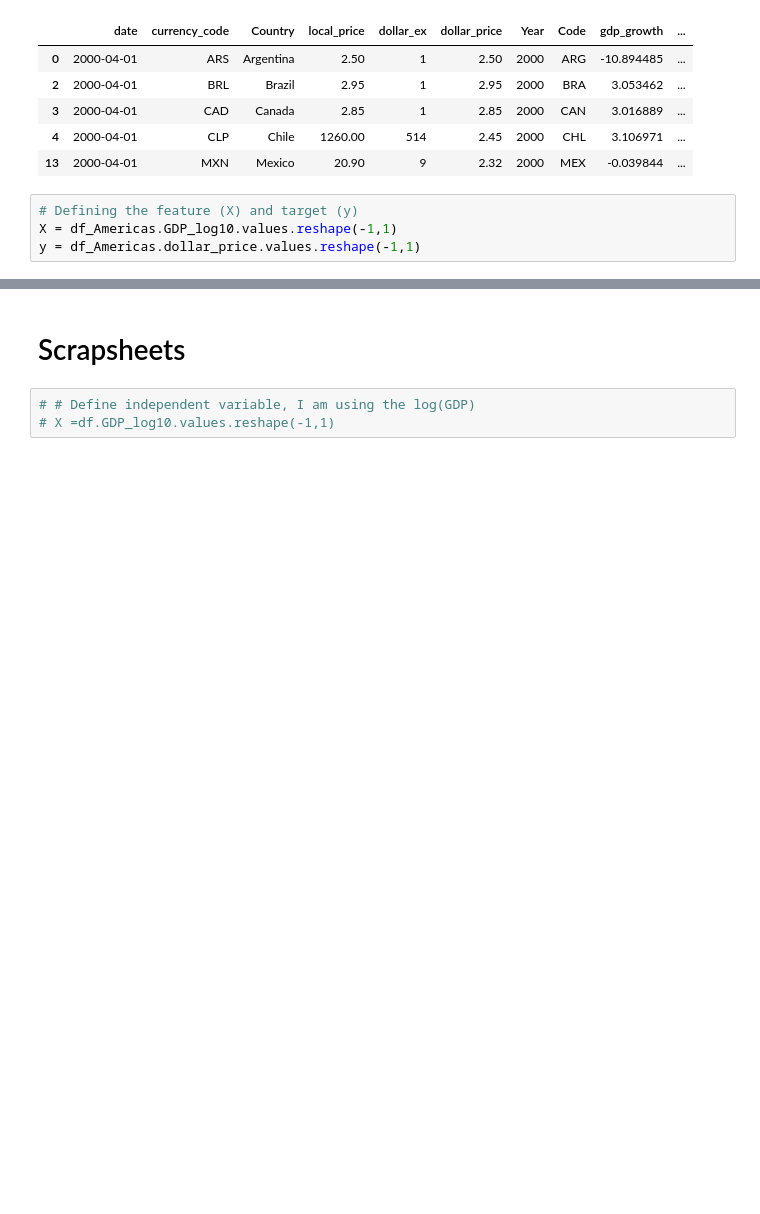
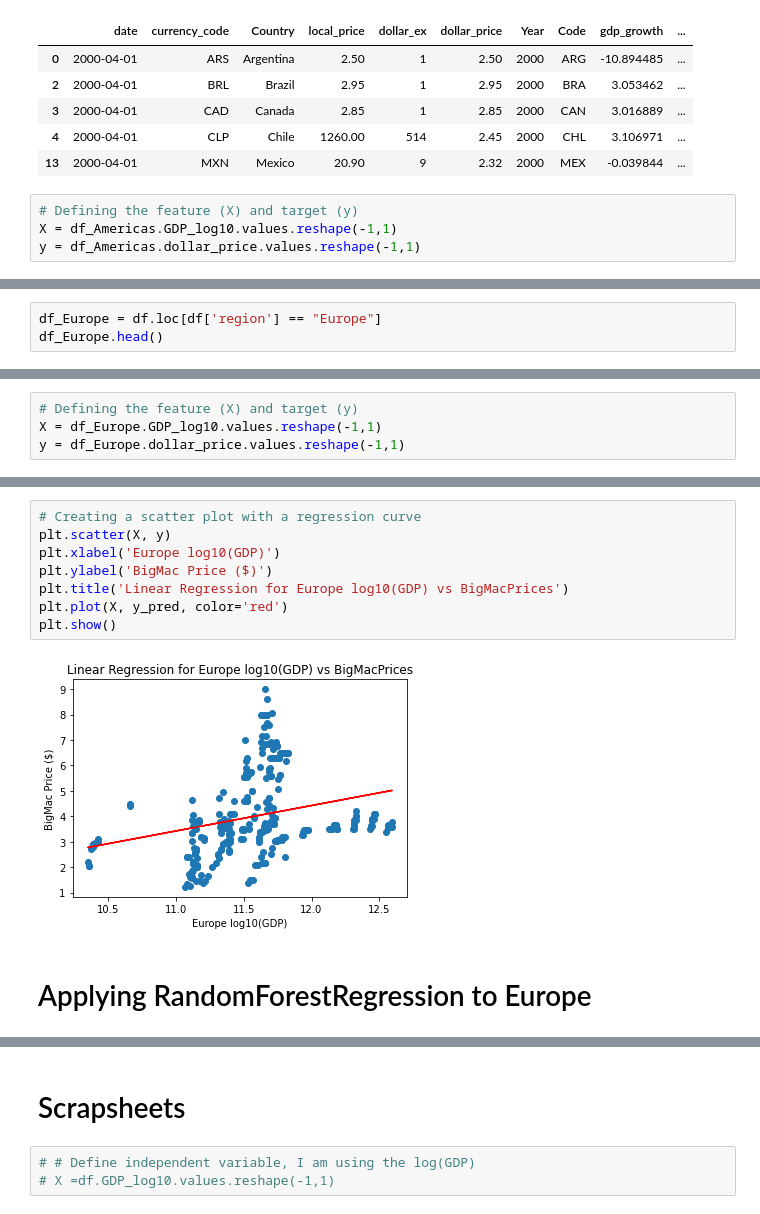
Before and after one commit to bolwerk-b/Final-Project, a Jupyter notebook: machine learning/Machine_Learning_models-final.ipynb, the cells around one changed output, grey strips where cells are left out. Saved outputs shown, nothing was run; the diff lists cells and outputs as text; blank space fills up the shorter version.

```diff
--- a/machine learning/Machine_Learning_models-final.ipynb
+++ b/machine learning/Machine_Learning_models-final.ipynb
@@ -587,0 +590,3 @@ Mean Relative Error: 0.01
+# %%
+df_Europe = df.loc[df['region'] == "Europe"]
+df_Europe.head()
@@ -587,0 +600,4 @@ Mean Relative Error: 0.01
+# %%
+# Defining the feature (X) and target (y)
+X = df_Europe.GDP_log10.values.reshape(-1,1)
+y = df_Europe.dollar_price.values.reshape(-1,1)
@@ -587,0 +617,12 @@ Mean Relative Error: 0.01
+# %%
+# Creating a scatter plot with a regression curve
+plt.scatter(X, y)
+plt.xlabel('Europe log10(GDP)')
+plt.ylabel('BigMac Price ($)')
+plt.title('Linear Regression for Europe log10(GDP) vs BigMacPrices')
+plt.plot(X, y_pred, color='red')
+plt.show()
+# %% [output]
+[figure, added]
+# %% [markdown]
+# Applying RandomForestRegression to Europe
```
Also changed, not shown: parts of 62 cells of this notebook, 2 other files.
